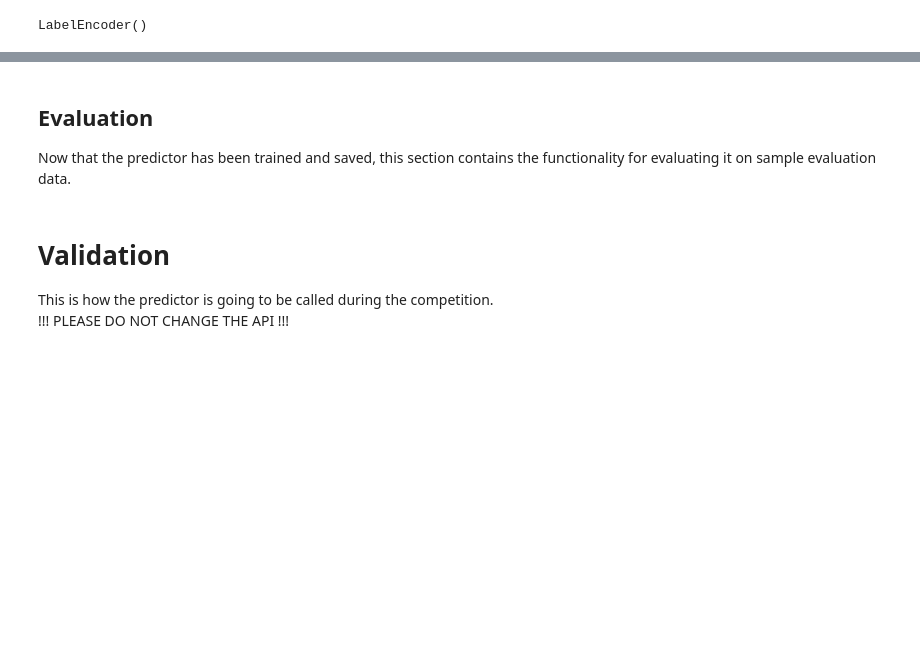
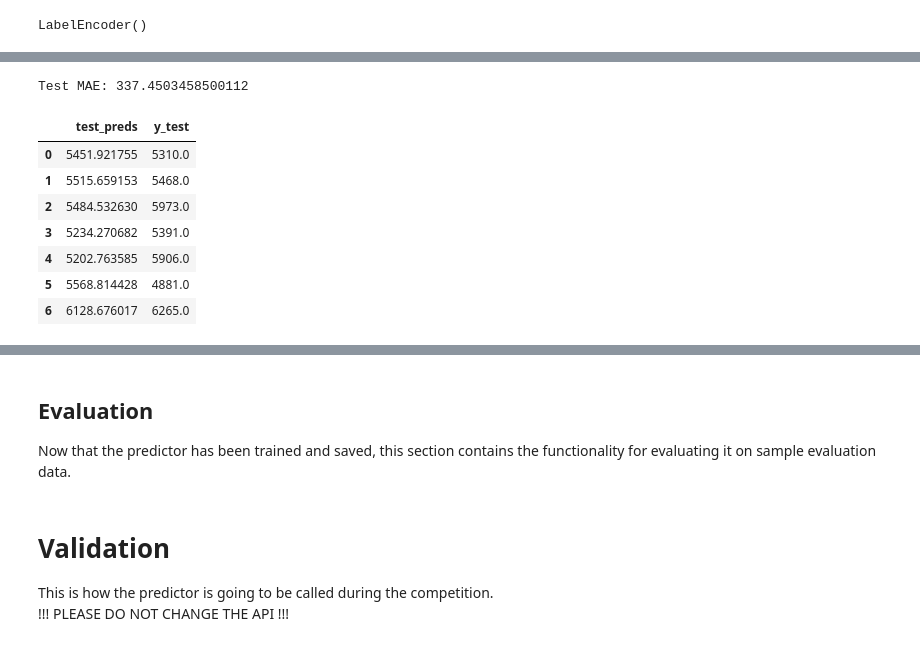
Before and after one commit to brookzhcn/covid-xprize-prawn, a Jupyter notebook: prawn/Linear-Rollout-Model.ipynb, the cells around one changed output, grey strips where cells are left out. Drawn from its saved outputs; the diff is of its cells as text; code cells hidden in the pictures; blank space fills up the shorter version.

```diff
--- a/prawn/Linear-Rollout-Model.ipynb
+++ b/prawn/Linear-Rollout-Model.ipynb
@@ -342,3 +367,17 @@ Test MAE: 717.3782483026429
+# %%
+n = 1
+print('Test MAE:', mae(test_preds[n], y_geo_test[n]))
+pd.DataFrame({'test_preds': test_preds[n], 'y_test': y_geo_test[n].flatten()})
+# %% [output]
+Test MAE: 337.4503458500112
+|  | test_preds | y_test |
+| 0 | 5451.921755 | 5310.0 |
+| 1 | 5515.659153 | 5468.0 |
+| 2 | 5484.532630 | 5973.0 |
+| 3 | 5234.270682 | 5391.0 |
+| 4 | 5202.763585 | 5906.0 |
+| 5 | 5568.814428 | 4881.0 |
+| 6 | 6128.676017 | 6265.0 |
 # %%
 print(X_geo_test[-1])
 print(y_geo_test[-1])
```
Also changed, not shown: parts of 8 cells of this notebook.
